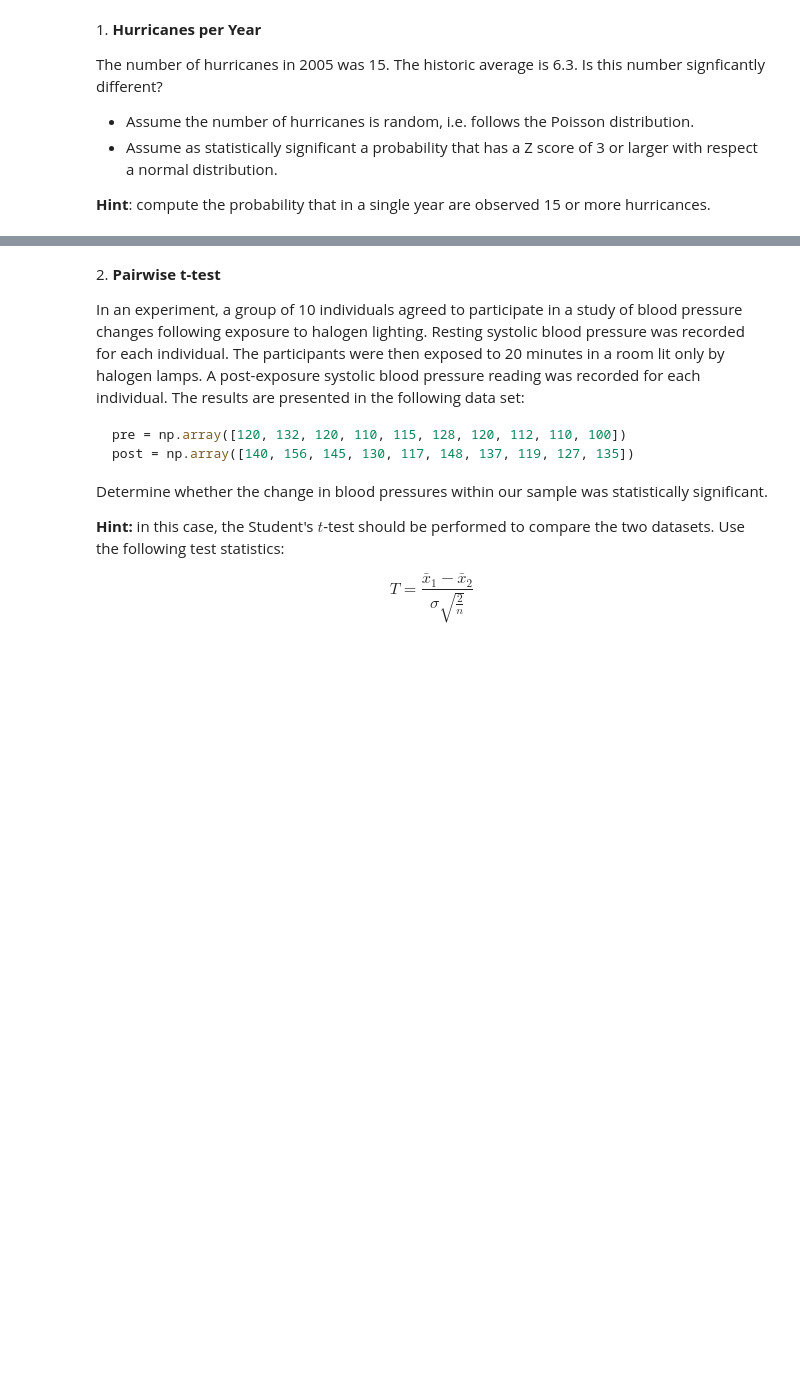
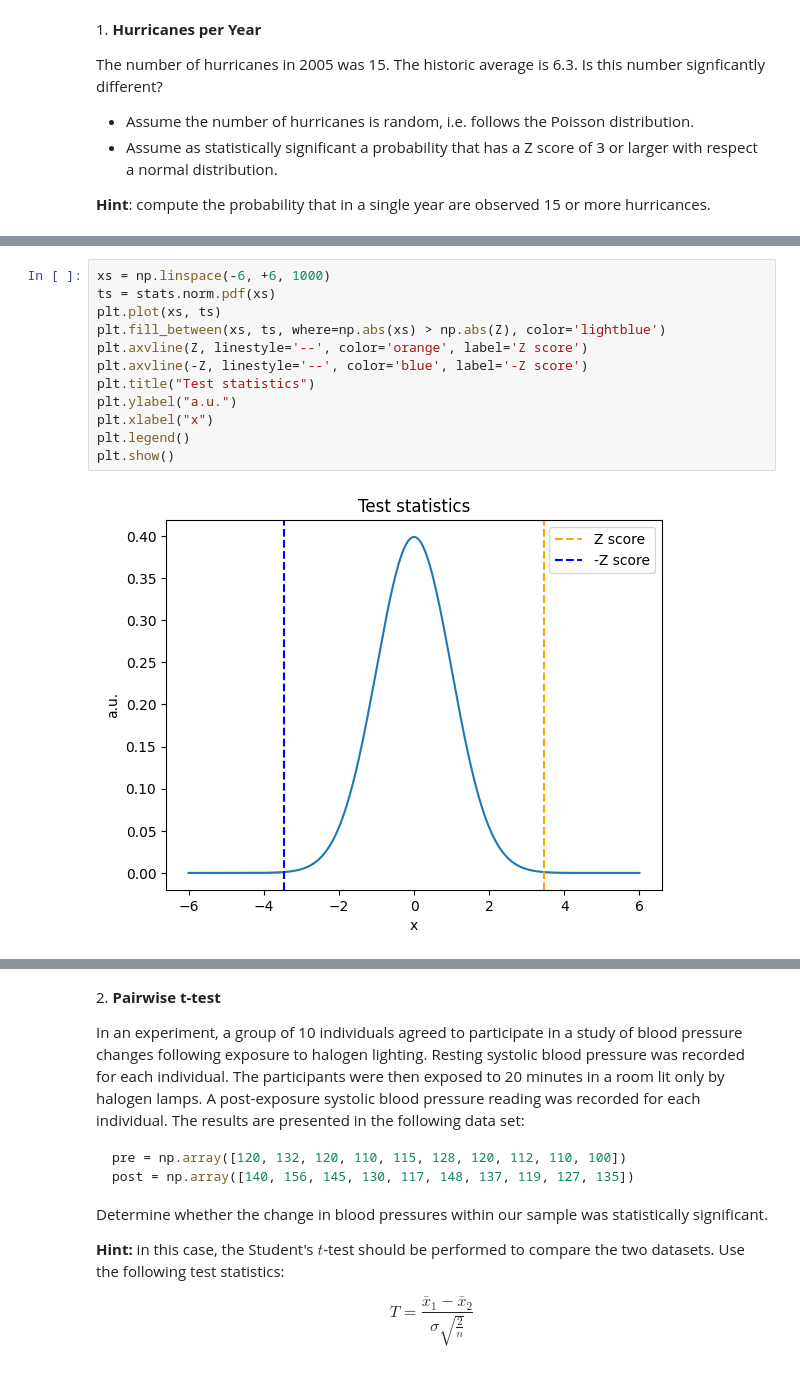
Before and after one commit to cemreaka/ScientificComputingWithPython2022, a Jupyter notebook: 10/10ex_tests.ipynb, the cells around one changed output, grey strips where cells are left out. Cells and saved outputs as stored; diff of their text form; blank space fills up the shorter version.

```diff
--- a/10/10ex_tests.ipynb
+++ b/10/10ex_tests.ipynb
@@ -11,0 +38,14 @@ The number of hurricanes in 2005 was 15. The historic average is 6.3. Is this nu
+# %%
+xs = np.linspace(-6, +6, 1000)
+ts = stats.norm.pdf(xs)
+plt.plot(xs, ts)
+plt.fill_between(xs, ts, where=np.abs(xs) > np.abs(Z), color='lightblue')
+plt.axvline(Z, linestyle='--', color='orange', label='Z score')
+plt.axvline(-Z, linestyle='--', color='blue', label='-Z score')
+plt.title("Test statistics")
+plt.ylabel("a.u.")
+plt.xlabel("x")
+plt.legend()
+plt.show()
+# %% [output]
+[figure, added]
```
Also changed, not shown: parts of 28 cells of this notebook.
